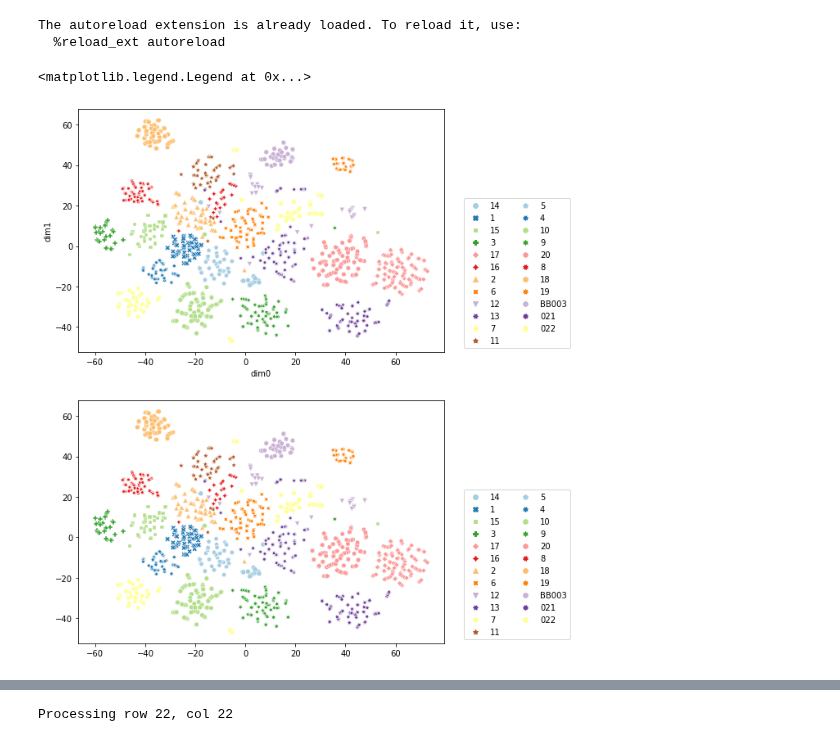
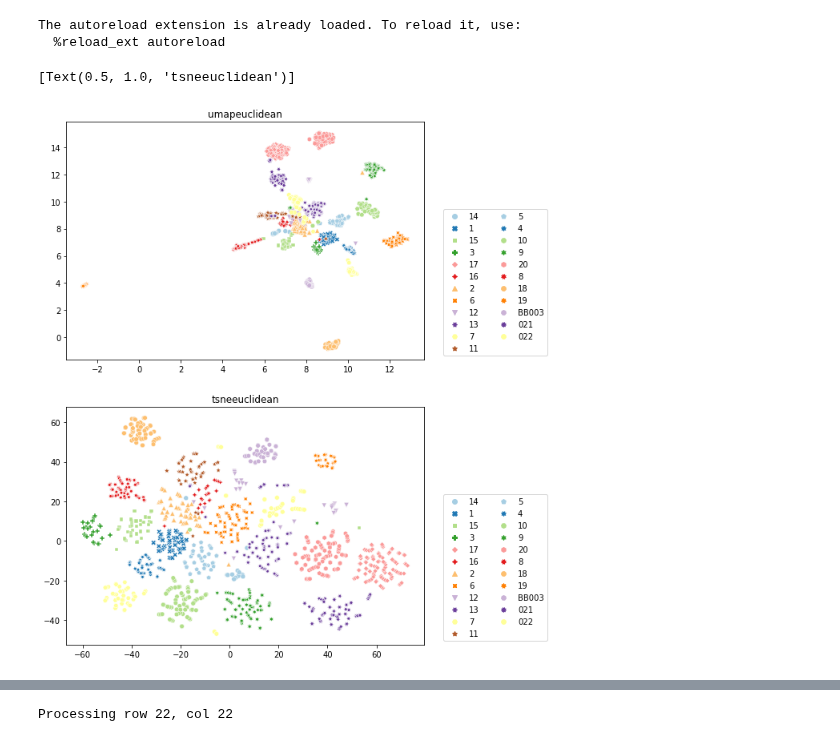
Before and after one commit to Rahul-Brito/infantvoice, a Jupyter notebook: scripts/Sohye Notebook.ipynb, the cells around one changed output, grey strips where cells are left out. Drawn from its saved outputs; the diff is of its cells as text; code cells hidden in the pictures.

```diff
--- a/scripts/Sohye Notebook.ipynb
+++ b/scripts/Sohye Notebook.ipynb
@@ -55,31 +55,34 @@ from sklearn.manifold import TSNE
 import umap
 
 X= emb.drop(columns=['part_id'])
+#metric = 'cosine'
+metric = 'euclidean'
 
-tsne = TSNE(n_components=2, init = 'pca', random_state=20)
-umap = umap.UMAP(n_components=2)
+tsne = TSNE(n_components=2, init = 'pca', random_state=20, metric=metric)
+umap = umap.UMAP(n_components=2,metric=metric)
 
 Xtsne = tsne.fit_transform(X)
 
-my_tsne_test=dr.run_tsne(emb, init = 'pca', random_state=20, metric='euclidean')
+#my_tsne_test=dr.run_tsne(emb, init = 'pca', random_state=20, metric='euclidean')
 
 Xumap = umap.fit_transform(X)
 # %%
 ##plot 2 dimensions from each dimension reduction
 fig, (ax1,ax2) = plt.subplots(2,figsize=(8,12))
 #fig, (ax1, ax2) = plt.subplots(ncols=2, figsize=(16,6))
 
 
-#clust_plt_umap = sns.scatterplot(x=Xumap[:,0], y=Xumap[:,1], ax=ax1, palette="Paired", hue=emb.part_id, style=emb.part_id)
-#ax1.legend(loc="lower center",bbox_to_anchor=(1.2,  0), ncol=2)
+clust_plt_umap = sns.scatterplot(x=Xumap[:,0], y=Xumap[:,1], ax=ax1, palette="Paired", hue=emb.part_id, style=emb.part_id)
+ax1.legend(loc="lower center",bbox_to_anchor=(1.2,  0), ncol=2)
+clust_plt_umap.set(title = 'umap' + metric)
 #clust_plt_umap.set(title = str(dist.umap))
 
-clust_plt_my_tsne = sns.scatterplot(x=my_tsne_test.dim0, y=my_tsne_test.dim1, ax=ax1, palette="Paired", hue=emb.part_id, style=emb.part_id)
-ax1.legend(loc="lower center",bbox_to_anchor=(1.2,  0), ncol=2)
+#clust_plt_my_tsne = sns.scatterplot(x=my_tsne_test.dim0, y=my_tsne_test.dim1, ax=ax1, palette="Paired", hue=emb.part_id, style=emb.part_id)
+#ax1.legend(loc="lower center",bbox_to_anchor=(1.2,  0), ncol=2)
 
 clust_plt_tsne = sns.scatterplot(x=Xtsne[:,0], y=Xtsne[:,1], ax=ax2, palette="Paired", hue=emb.part_id, style=emb.part_id)
 ax2.legend(loc="lower center",bbox_to_anchor=(1.2,  0), ncol=2)
-#clust_plt_tsne.set(title = str(dist[dist.index=='tsne']))
+clust_plt_tsne.set(title = 'tsne' + metric)
 # %% [output]
-<matplotlib.legend.Legend at 0x...>
+[Text(0.5, 1.0, 'tsneeuclidean')]
-[figure, old version]
+[figure, new version]
```
Also changed, not shown: parts of 7 cells of this notebook, 1 other file.
